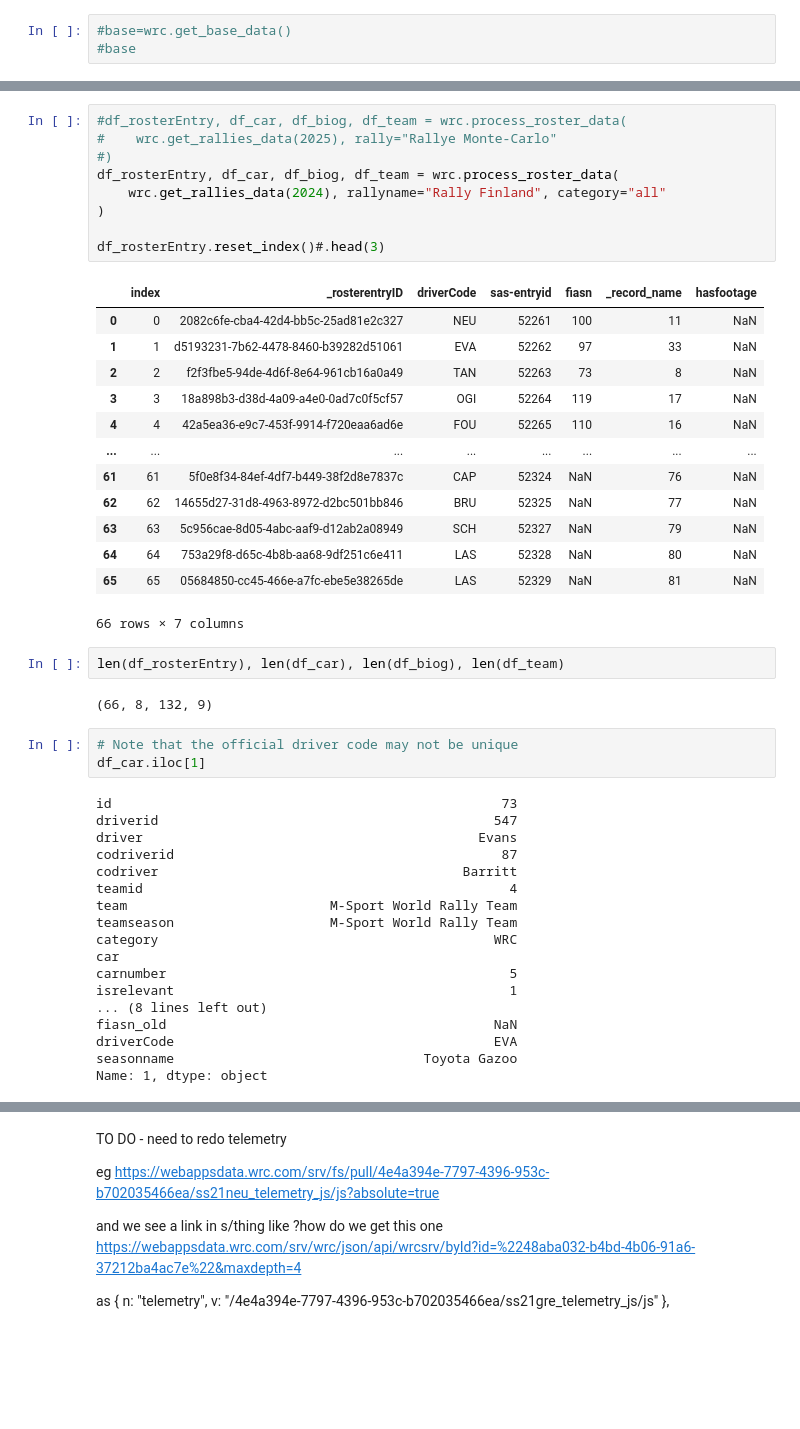
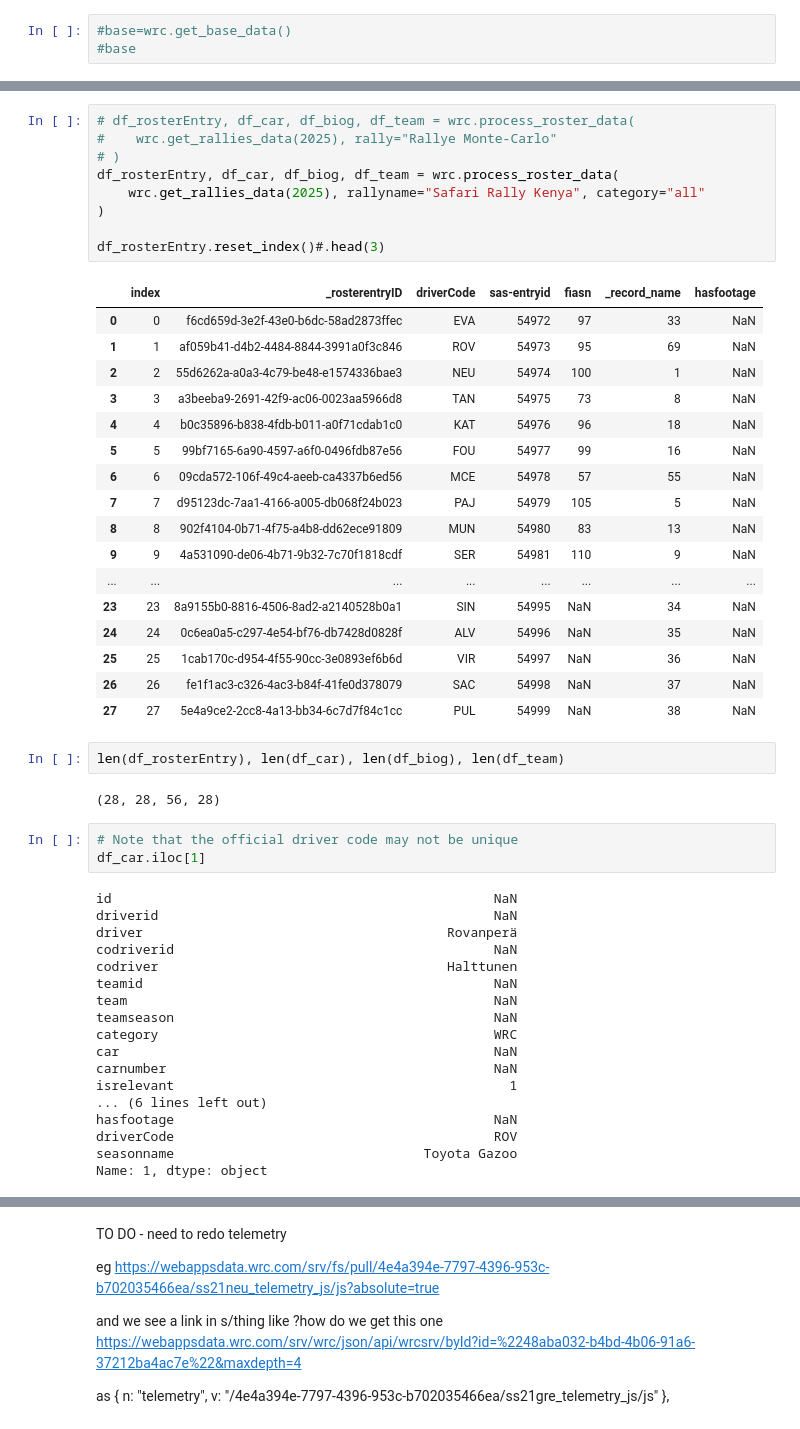
Before and after one commit to RallyDataJunkie/wrc-shinylive-geo, a Jupyter notebook: src/shinyapp/.scratchpad.ipynb, the cells around one changed output, grey strips where cells are left out. Drawn from its saved outputs; the diff is of its cells as text; blank space fills up the shorter version.

```diff
--- a/src/shinyapp/.scratchpad.ipynb
+++ b/src/shinyapp/.scratchpad.ipynb
@@ -88,49 +87,53 @@ Name: d012cf4f-abfa-4732-a4a4-9b9aa8a84473, dtype: object
 # %%
-#df_rosterEntry, df_car, df_biog, df_team = wrc.process_roster_data(
+# df_rosterEntry, df_car, df_biog, df_team = wrc.process_roster_data(
 #    wrc.get_rallies_data(2025), rally="Rallye Monte-Carlo"
-#)
+# )
 df_rosterEntry, df_car, df_biog, df_team = wrc.process_roster_data(
-    wrc.get_rallies_data(2024), rallyname="Rally Finland", category="all"
+    wrc.get_rallies_data(2025), rallyname="Safari Rally Kenya", category="all"
 )
 
 df_rosterEntry.reset_index()#.head(3)
 # %% [output]
 |  | index | _rosterentryID | driverCode | sas-entryid | fiasn | _record_name | hasfootage |
-| 0 | 0 | 2082c6fe-cba4-42d4-bb5c-25ad81e2c327 | NEU | 52261 | 100 | 11 | NaN |
-| 1 | 1 | d5193231-7b62-4478-8460-b39282d51061 | EVA | 52262 | 97 | 33 | NaN |
-| 2 | 2 | f2f3fbe5-94de-4d6f-8e64-961cb16a0a49 | TAN | 52263 | 73 | 8 | NaN |
-| 3 | 3 | 18a898b3-d38d-4a09-a4e0-0ad7c0f5cf57 | OGI | 52264 | 119 | 17 | NaN |
-| 4 | 4 | 42a5ea36-e9c7-453f-9914-f720eaa6ad6e | FOU | 52265 | 110 | 16 | NaN |
+| 0 | 0 | f6cd659d-3e2f-43e0-b6dc-58ad2873ffec | EVA | 54972 | 97 | 33 | NaN |
+| 1 | 1 | af059b41-d4b2-4484-8844-3991a0f3c846 | ROV | 54973 | 95 | 69 | NaN |
+| 2 | 2 | 55d6262a-a0a3-4c79-be48-e1574336bae3 | NEU | 54974 | 100 | 1 | NaN |
+| 3 | 3 | a3beeba9-2691-42f9-ac06-0023aa5966d8 | TAN | 54975 | 73 | 8 | NaN |
+| 4 | 4 | b0c35896-b838-4fdb-b011-a0f71cdab1c0 | KAT | 54976 | 96 | 18 | NaN |
+| 5 | 5 | 99bf7165-6a90-4597-a6f0-0496fdb87e56 | FOU | 54977 | 99 | 16 | NaN |
+| 6 | 6 | 09cda572-106f-49c4-aeeb-ca4337b6ed56 | MCE | 54978 | 57 | 55 | NaN |
+| 7 | 7 | d95123dc-7aa1-4166-a005-db068f24b023 | PAJ | 54979 | 105 | 5 | NaN |
+| 8 | 8 | 902f4104-0b71-4f75-a4b8-dd62ece91809 | MUN | 54980 | 83 | 13 | NaN |
+| 9 | 9 | 4a531090-de06-4b71-9b32-7c70f1818cdf | SER | 54981 | 110 | 9 | NaN |
 | ... | ... | ... | ... | ... | ... | ... | ... |
-| 61 | 61 | 5f0e8f34-84ef-4df7-b449-38f2d8e7837c | CAP | 52324 | NaN | 76 | NaN |
-| 62 | 62 | 14655d27-31d8-4963-8972-d2bc501bb846 | BRU | 52325 | NaN | 77 | NaN |
-| 63 | 63 | 5c956cae-8d05-4abc-aaf9-d12ab2a08949 | SCH | 52327 | NaN | 79 | NaN |
-| 64 | 64 | 753a29f8-d65c-4b8b-aa68-9df251c6e411 | LAS | 52328 | NaN | 80 | NaN |
-| 65 | 65 | 05684850-cc45-466e-a7fc-ebe5e38265de | LAS | 52329 | NaN | 81 | NaN |
+| 23 | 23 | 8a9155b0-8816-4506-8ad2-a2140528b0a1 | SIN | 54995 | NaN | 34 | NaN |
+| 24 | 24 | 0c6ea0a5-c297-4e54-bf76-db7428d0828f | ALV | 54996 | NaN | 35 | NaN |
+| 25 | 25 | 1cab170c-d954-4f55-90cc-3e0893ef6b6d | VIR | 54997 | NaN | 36 | NaN |
+| 26 | 26 | fe1f1ac3-c326-4ac3-b84f-41fe0d378079 | SAC | 54998 | NaN | 37 | NaN |
+| 27 | 27 | 5e4a9ce2-2cc8-4a13-bb34-6c7d7f84c1cc | PUL | 54999 | NaN | 38 | NaN |
-66 rows × 7 columns
 # %%
 len(df_rosterEntry), len(df_car), len(df_biog), len(df_team)
 # %% [output]
-(66, 8, 132, 9)
+(28, 28, 56, 28)
 # %%
 # Note that the official driver code may not be unique
 df_car.iloc[1]
 # %% [output]
-id                                                  73
-driverid                                           547
-driver                                           Evans
-codriverid                                          87
-codriver                                       Barritt
-teamid                                               4
-team                          M-Sport World Rally Team
-teamseason                    M-Sport World Rally Team
+id                                                 NaN
+driverid                                           NaN
+driver                                       Rovanperä
+codriverid                                         NaN
+codriver                                     Halttunen
+teamid                                             NaN
+team                                               NaN
+teamseason                                         NaN
 category                                           WRC
-car
-carnumber                                            5
+car                                                NaN
+carnumber                                          NaN
 isrelevant                                           1
-... (8 lines left out)
-fiasn_old                                          NaN
-driverCode                                         EVA
+... (6 lines left out)
+hasfootage                                         NaN
+driverCode                                         ROV
 seasonname                                Toyota Gazoo
 Name: 1, dtype: object
 # %%
```
Also changed, not shown: parts of 32 cells of this notebook, 1 other file.
